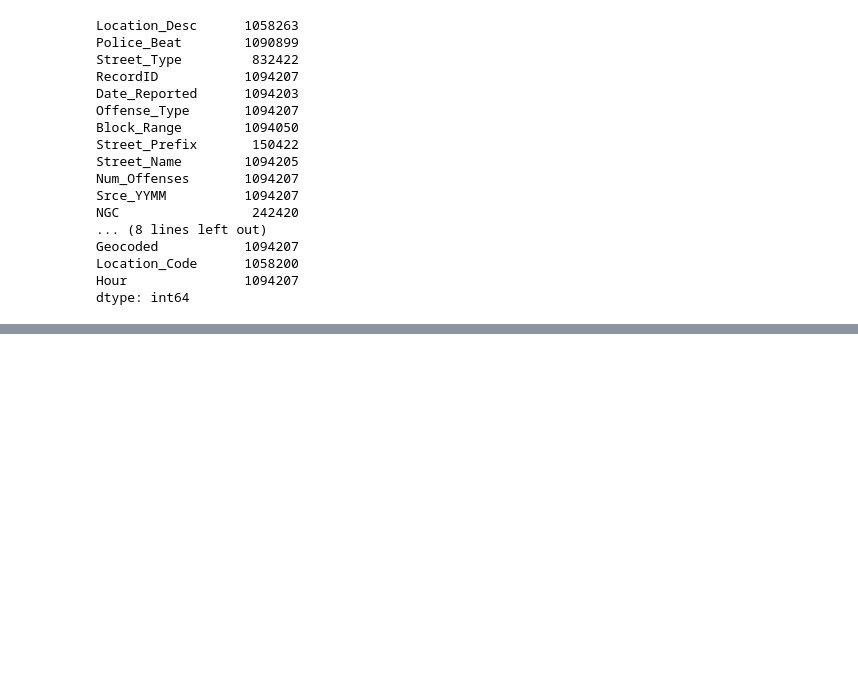
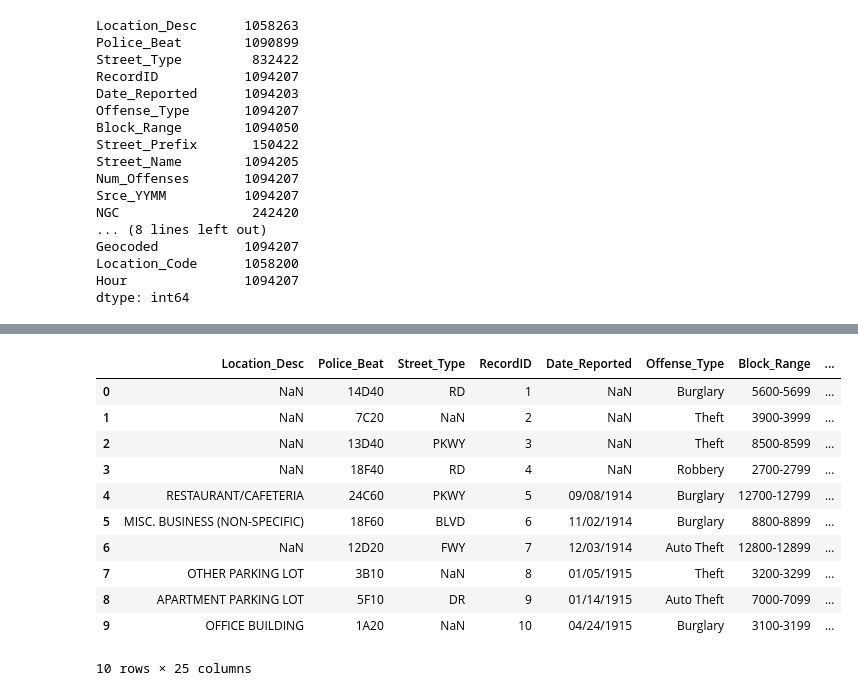
Before and after one commit to mmc20/deepcrime, a Jupyter notebook: Elliot_Fang/houston_crime.ipynb, the cells around one changed output, grey strips where cells are left out. Drawn from its saved outputs; the diff is of its cells as text; code cells hidden in the pictures; blank space fills up the shorter version.

Commit message:
month file

```diff
--- a/Elliot_Fang/houston_crime.ipynb
+++ b/Elliot_Fang/houston_crime.ipynb
@@ -38,0 +133,2 @@ dtype: int64
+# %%
+df["Date_reported_in_datetime"] = pd.to_datetime(df.Date_Reported, infer_datetime_format=True, errors='raise')
@@ -38,0 +145,17 @@ dtype: int64
+# %%
+df['month'] = df['Date_reported_in_datetime'].dt.month
+# %%
+df.head(10)
+# %% [output]
+|  | Location_Desc | Police_Beat | Street_Type | RecordID | Date_Reported | Offense_Type | Block_Range | ... |
+| 0 | NaN | 14D40 | RD | 1 | NaN | Burglary | 5600-5699 | ... |
+| 1 | NaN | 7C20 | NaN | 2 | NaN | Theft | 3900-3999 | ... |
+| 2 | NaN | 13D40 | PKWY | 3 | NaN | Theft | 8500-8599 | ... |
+| 3 | NaN | 18F40 | RD | 4 | NaN | Robbery | 2700-2799 | ... |
+| 4 | RESTAURANT/CAFETERIA | 24C60 | PKWY | 5 | 09/08/1914 | Burglary | 12700-12799 | ... |
+| 5 | MISC. BUSINESS (NON-SPECIFIC) | 18F60 | BLVD | 6 | 11/02/1914 | Burglary | 8800-8899 | ... |
+| 6 | NaN | 12D20 | FWY | 7 | 12/03/1914 | Auto Theft | 12800-12899 | ... |
+| 7 | OTHER PARKING LOT | 3B10 | NaN | 8 | 01/05/1915 | Theft | 3200-3299 | ... |
+| 8 | APARTMENT PARKING LOT | 5F10 | DR | 9 | 01/14/1915 | Auto Theft | 7000-7099 | ... |
+| 9 | OFFICE BUILDING | 1A20 | NaN | 10 | 04/24/1915 | Burglary | 3100-3199 | ... |
+10 rows × 25 columns
```
Also changed, not shown: parts of 9 cells of this notebook, 1 other file.
